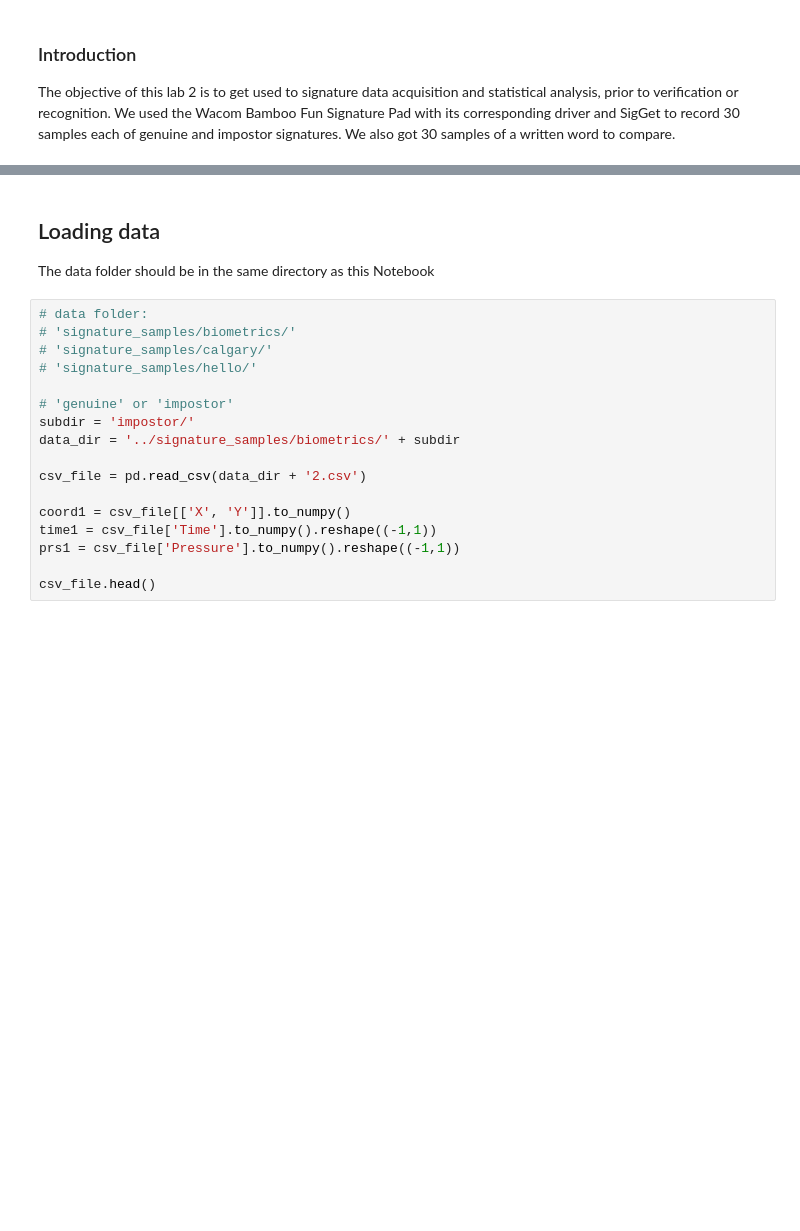
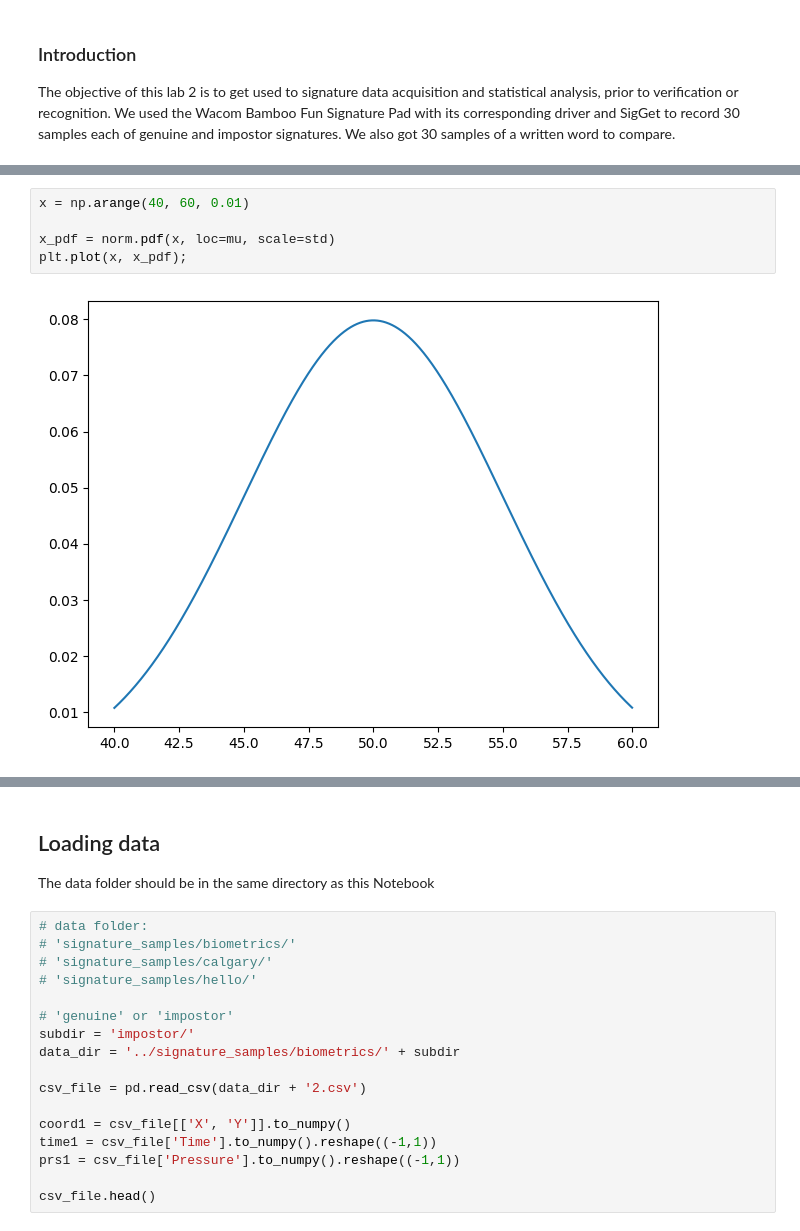
Before and after one commit to xtinatruong/encm509, a Jupyter notebook: Lab2/Lab02_2023W.ipynb, the cells around one changed output, grey strips where cells are left out. Drawn from its saved outputs; the diff is of its cells as text; blank space fills up the shorter version.

```diff
--- a/Lab2/Lab02_2023W.ipynb
+++ b/Lab2/Lab02_2023W.ipynb
@@ -59,0 +106,7 @@ plt.plot(x, x_pdf);
+# %%
+x = np.arange(40, 60, 0.01)
+
+x_pdf = norm.pdf(x, loc=mu, scale=std)
+plt.plot(x, x_pdf);
+# %% [output]
+[figure, added]
```
Also changed, not shown: parts of 30 cells of this notebook.
